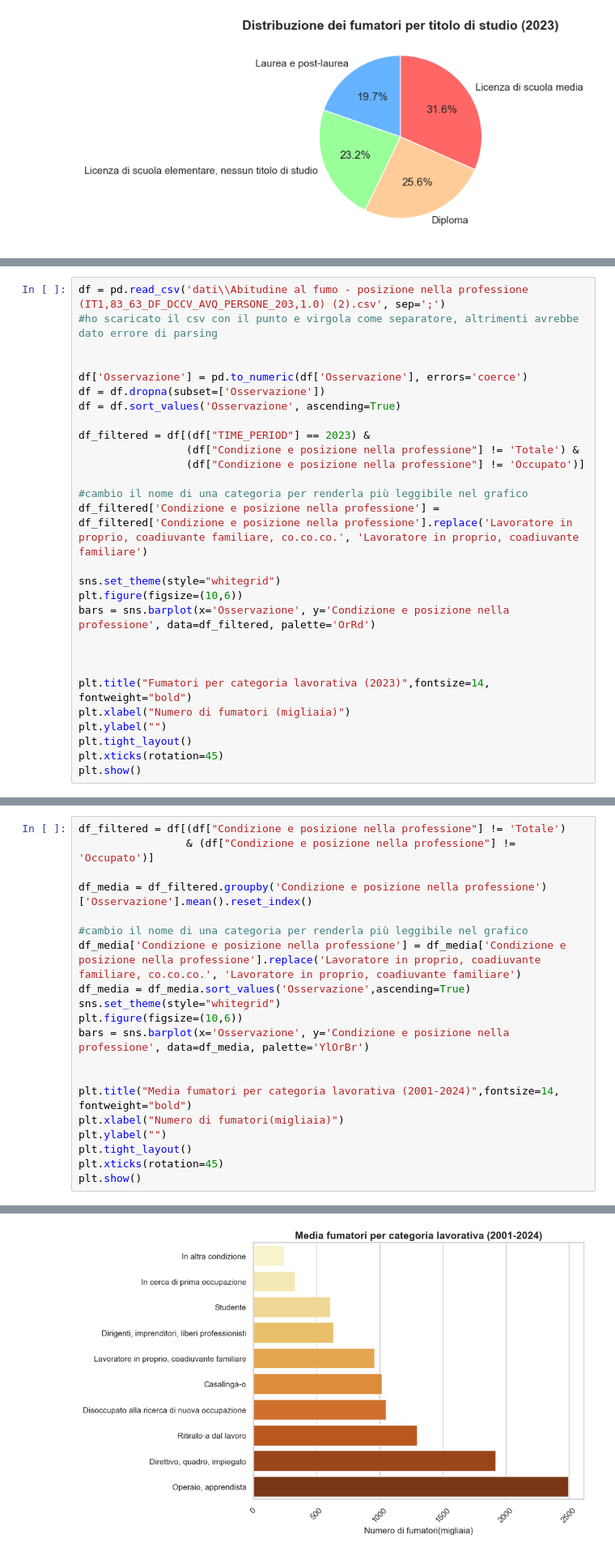
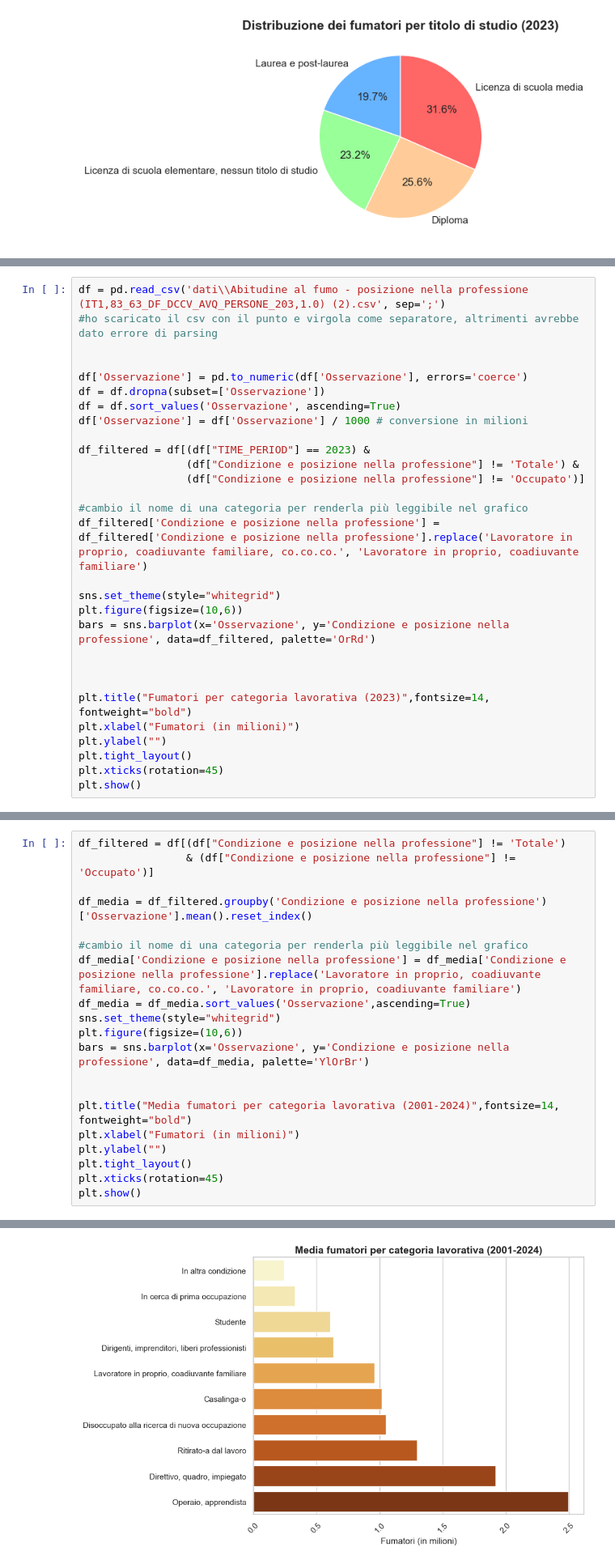
Before and after one commit to FilippoCarini/VisualizzazioneScientifica, a Jupyter notebook: codice.ipynb, the cells around one changed output, grey strips where cells are left out. Shown at 81% size. Drawn from its saved outputs; the diff is of its cells as text.

```diff
--- a/codice.ipynb
+++ b/codice.ipynb
@@ -284,6 +258,7 @@ df = pd.read_csv('dati\\Abitudine al fumo - posizione nella professione (IT1,83_
 df['Osservazione'] = pd.to_numeric(df['Osservazione'], errors='coerce')
 df = df.dropna(subset=['Osservazione'])
 df = df.sort_values('Osservazione', ascending=True)
+df['Osservazione'] = df['Osservazione'] / 1000 # conversione in milioni
 
 df_filtered = df[(df["TIME_PERIOD"] == 2023) &
                  (df["Condizione e posizione nella professione"] != 'Totale') &
@@ -299,7 +274,7 @@ bars = sns.barplot(x='Osservazione', y='Condizione e posizione nella professione
 
 
 plt.title("Fumatori per categoria lavorativa (2023)",fontsize=14, fontweight="bold")
-plt.xlabel("Numero di fumatori (migliaia)")
+plt.xlabel("Fumatori (in milioni)")
 plt.ylabel("")
 plt.tight_layout()
 plt.xticks(rotation=45)
@@ -312,28 +287,28 @@ Passing `palette` without assigning `hue` is deprecated and will be removed in v
 # %%
 df_filtered = df[(df["Condizione e posizione nella professione"] != 'Totale')
                  & (df["Condizione e posizione nella professione"] != 'Occupato')]
 
 df_media = df_filtered.groupby('Condizione e posizione nella professione')['Osservazione'].mean().reset_index()
 
 #cambio il nome di una categoria per renderla più leggibile nel grafico
 df_media['Condizione e posizione nella professione'] = df_media['Condizione e posizione nella professione'].replace('Lavoratore in proprio, coadiuvante familiare, co.co.co.', 'Lavoratore in proprio, coadiuvante familiare')
 df_media = df_media.sort_values('Osservazione',ascending=True)
 sns.set_theme(style="whitegrid")
 plt.figure(figsize=(10,6))
 bars = sns.barplot(x='Osservazione', y='Condizione e posizione nella professione', data=df_media, palette='YlOrBr')
 
 
 plt.title("Media fumatori per categoria lavorativa (2001-2024)",fontsize=14, fontweight="bold")
-plt.xlabel("Numero di fumatori(migliaia)")
+plt.xlabel("Fumatori (in milioni)")
 plt.ylabel("")
 plt.tight_layout()
 plt.xticks(rotation=45)
 plt.show()
 # %% [output]
 Passing `palette` without assigning `hue` is deprecated and will be removed in v0.14.0. Assign the `y` variable to `hue` and set `legend=False` for the same effect.
 
   bars = sns.barplot(x='Osservazione', y='Condizione e posizione nella professione', data=df_media, palette='YlOrBr')
-[figure, old version]
+[figure, new version]
 # %%
 df = pd.read_csv('dati\\Abitudine al fumo - posizione nella professione (IT1,83_63_DF_DCCV_AVQ_PERSONE_203,1.0) (2).csv', sep=';')
 # Pulizia dati
```
Also changed, not shown: parts of 18 cells of this notebook.
